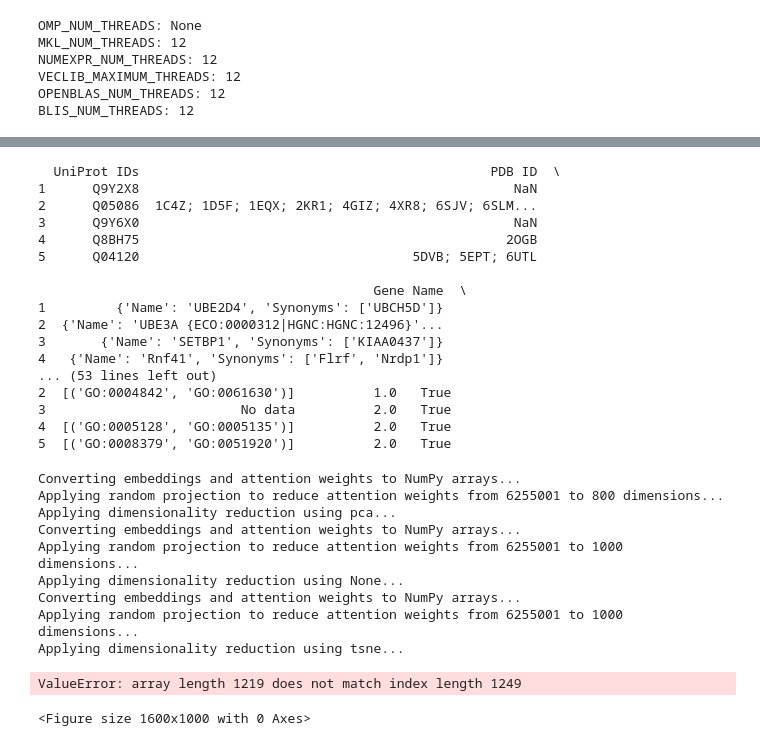
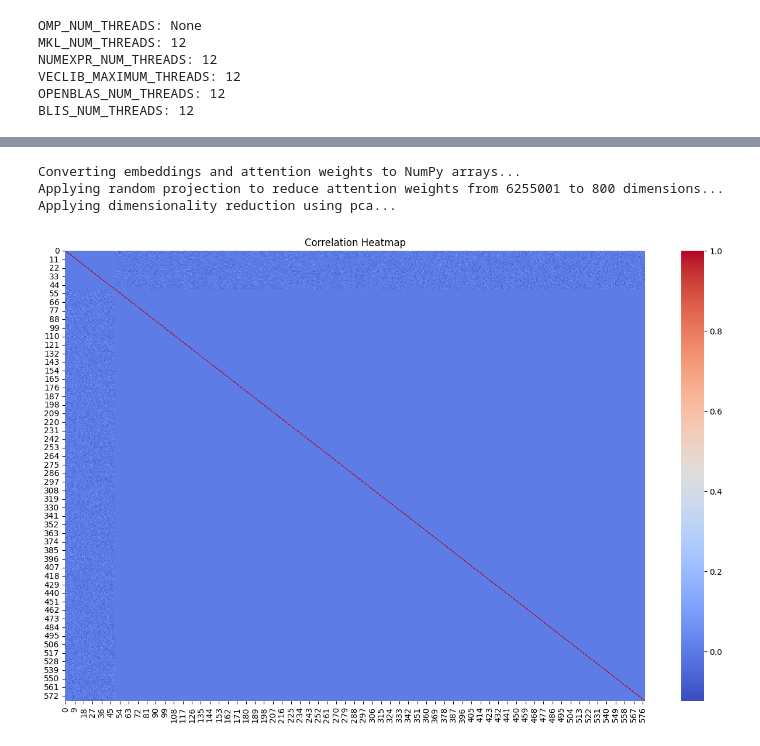
Before and after one commit to alexdorocode/RepClassifier, a Jupyter notebook: Testing_Classifier_With_Dataset.ipynb, the cells around one changed output, grey strips where cells are left out. Cells and saved outputs as stored; diff of their text form; code cells hidden in the pictures.

```diff
--- a/Testing_Classifier_With_Dataset.ipynb
+++ b/Testing_Classifier_With_Dataset.ipynb
@@ -92,55 +84,16 @@ Print attention weights shape: 1219
-# %%
-print(protein_dataset.dataframe.head())
-# %% [output]
-  UniProt IDs                                             PDB ID  \
-1      Q9Y2X8                                                NaN
-2      Q05086  1C4Z; 1D5F; 1EQX; 2KR1; 4GIZ; 4XR8; 6SJV; 6SLM...
-3      Q9Y6X0                                                NaN
-4      Q8BH75                                               2OGB
-5      Q04120                                   5DVB; 5EPT; 6UTL
-
-                                           Gene Name  \
-1         {'Name': 'UBE2D4', 'Synonyms': ['UBCH5D']}
-2  {'Name': 'UBE3A {ECO:0000312|HGNC:HGNC:12496}'...
-3       {'Name': 'SETBP1', 'Synonyms': ['KIAA0437']}
-4   {'Name': 'Rnf41', 'Synonyms': ['Flrf', 'Nrdp1']}
-... (53 lines left out)
-2  [('GO:0004842', 'GO:0061630')]          1.0   True
-3                         No data          2.0   True
-4  [('GO:0005128', 'GO:0005135')]          2.0   True
-5  [('GO:0008379', 'GO:0051920')]          2.0   True
 # %%
 # ------------------------------------------------------
 # 🧪 2. Create WrappedProteinDataset with Configurations
 # ------------------------------------------------------
 
-# ➤ Option A: Use PCA for both embeddings and attention weights
-dataset_pca = WrappedProteinDataset(
+wrapped_dataset = WrappedProteinDataset(
     dataset=protein_dataset,
     reduce_method='pca',              # or 'tsne'
     pca_method='threshold',           # 'threshold', 'derivative', 'custom'
     threshold=0.95,
     random_projection_dim=800        # Random projection dim before PCA on attention weights
 )
-
-# ➤ Option B: No dimensionality reduction, just flatten + concat
-dataset_raw = WrappedProteinDataset(
-    dataset=protein_dataset,
-    reduce_method=None               # No reduction
-)
-
-# ➤ Option C: Use t-SNE for visual exploration
-dataset_tsne = WrappedProteinDataset(
-    dataset=protein_dataset,
-    reduce_method='tsne'            # Use only for 2D plotting, not for training
-)
 # %% [output]
 Converting embeddings and attention weights to NumPy arrays...
 Applying random projection to reduce attention weights from 6255001 to 800 dimensions...
 Applying dimensionality reduction using pca...
-Converting embeddings and attention weights to NumPy arrays...
-Applying random projection to reduce attention weights from 6255001 to 1000 dimensions...
-Applying dimensionality reduction using None...
-Converting embeddings and attention weights to NumPy arrays...
-Applying random projection to reduce attention weights from 6255001 to 1000 dimensions...
-Applying dimensionality reduction using tsne...
@@ -164,25 +100,4 @@ PCAExplainability.plot_variance_explained(pca_attn, title="Attention PCA", thres
-# %%
-# ------------------------------------------------------
-# 🌀 4. Cluster Visualization Example
-# ------------------------------------------------------
-
-# Visualize clustering using KMeans on combined PCA-reduced features
-dataset_pca.plot_kmeans(n_clusters=2, attribute='Class', embedding=True, attention_weights=True)
-
-# Visualize clustering on t-SNE-reduced embeddings
-dataset_tsne.plot_kmeans(n_clusters=2, attribute='Class', embedding=True, attention_weights=False)
-
-# ------------------------------------------------------
-# 📌 Notes:
-# ------------------------------------------------------
-# - reduce_method: Choose 'pca', 'tsne', or None
-# - pca_method: Use 'threshold' for 95% variance, 'derivative' for elbow
-# - random_projection_dim: Optional projection to speed up PCA on high-dim attention
-# - get PCA object using: PCA().fit(data)
-# - Use PCAExplainability for detailed analysis of components and features
-# - Use WrappedProteinDataset as input for training or further analysis
-
-print("✅ Demo complete.")
-# %% [output]
-ValueError: array length 1219 does not match index length 1249
-<Figure size 1600x1000 with 0 Axes>
+# %%
+wrapped_dataset.plot_correration_heatmap(embedding=True, attention_weights=True)
+# %% [output]
+[figure, added]
```
Also changed, not shown: parts of 4 cells of this notebook, 2 other files.
